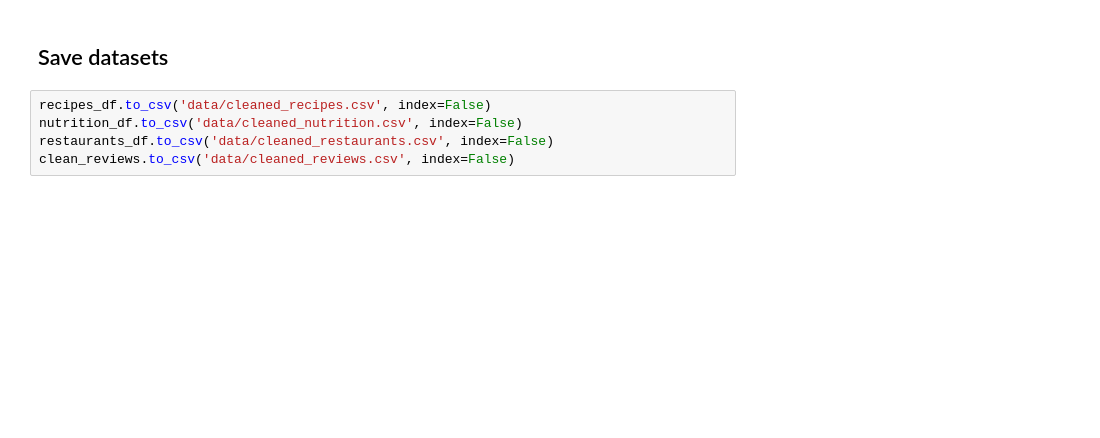
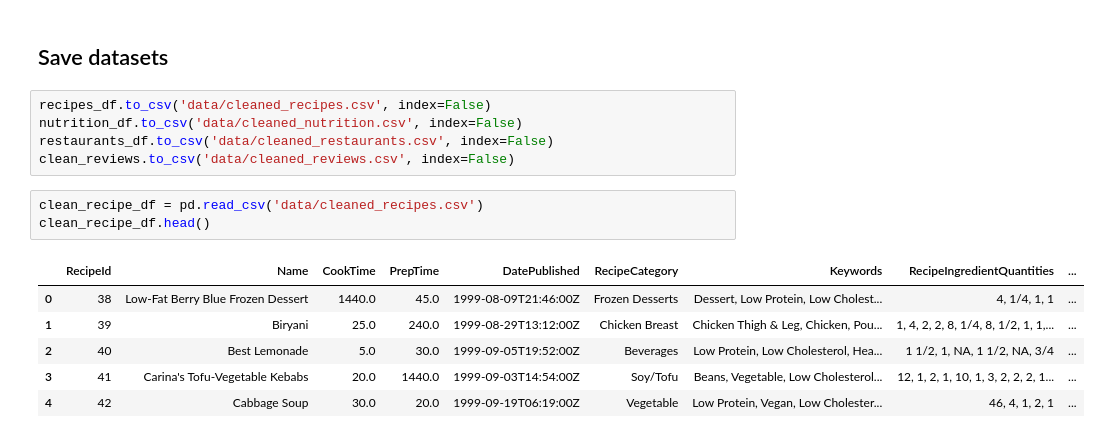
Before and after one commit to alexanderleonidas/fluffy-octo-spoon, a Jupyter notebook: exploratory_data_analysis.ipynb, the cells around one changed output. Saved outputs shown, nothing was run; the diff lists cells and outputs as text; blank space fills up the shorter version.

```diff
--- a/exploratory_data_analysis.ipynb
+++ b/exploratory_data_analysis.ipynb
@@ -347,3 +413,13 @@ recipes_df.to_csv('data/cleaned_recipes.csv', index=False)
 nutrition_df.to_csv('data/cleaned_nutrition.csv', index=False)
 restaurants_df.to_csv('data/cleaned_restaurants.csv', index=False)
 clean_reviews.to_csv('data/cleaned_reviews.csv', index=False)
+# %%
+clean_recipe_df = pd.read_csv('data/cleaned_recipes.csv')
+clean_recipe_df.head()
+# %% [output]
+|  | RecipeId | Name | CookTime | PrepTime | DatePublished | RecipeCategory | Keywords | RecipeIngredientQuantities | ... |
+| 0 | 38 | Low-Fat Berry Blue Frozen Dessert | 1440.0 | 45.0 | 1999-08-09T21:46:00Z | Frozen Desserts | Dessert, Low Protein, Low Cholest... | 4, 1/4, 1, 1 | ... |
+| 1 | 39 | Biryani | 25.0 | 240.0 | 1999-08-29T13:12:00Z | Chicken Breast | Chicken Thigh & Leg, Chicken, Pou... | 1, 4, 2, 2, 8, 1/4, 8, 1/2, 1, 1,... | ... |
+| 2 | 40 | Best Lemonade | 5.0 | 30.0 | 1999-09-05T19:52:00Z | Beverages | Low Protein, Low Cholesterol, Hea... | 1 1/2, 1, NA, 1 1/2, NA, 3/4 | ... |
+| 3 | 41 | Carina's Tofu-Vegetable Kebabs | 20.0 | 1440.0 | 1999-09-03T14:54:00Z | Soy/Tofu | Beans, Vegetable, Low Cholesterol... | 12, 1, 2, 1, 10, 1, 3, 2, 2, 2, 1... | ... |
+| 4 | 42 | Cabbage Soup | 30.0 | 20.0 | 1999-09-19T06:19:00Z | Vegetable | Low Protein, Vegan, Low Cholester... | 46, 4, 1, 2, 1 | ... |
```
Also changed, not shown: parts of 6 cells of this notebook, 2 other files.
